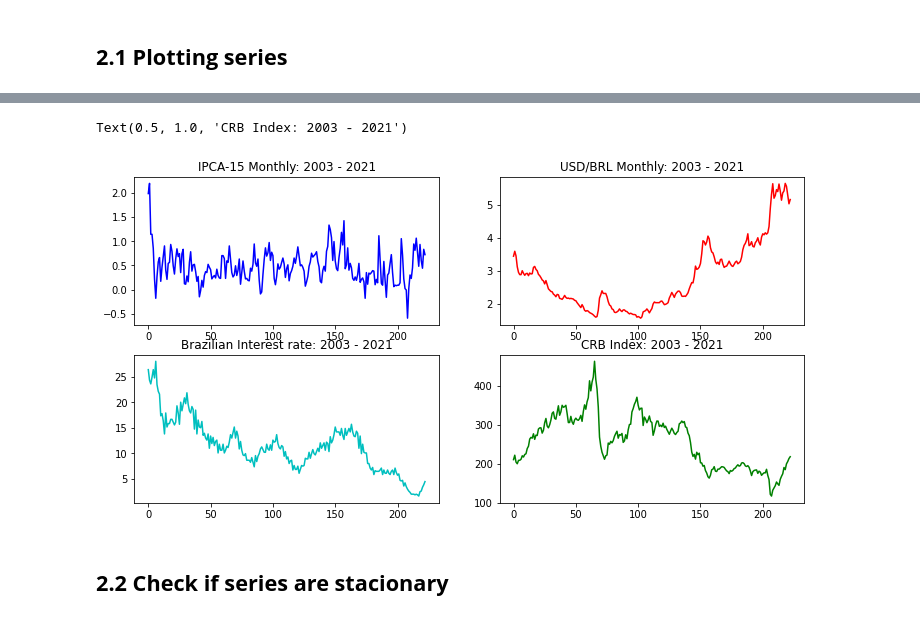
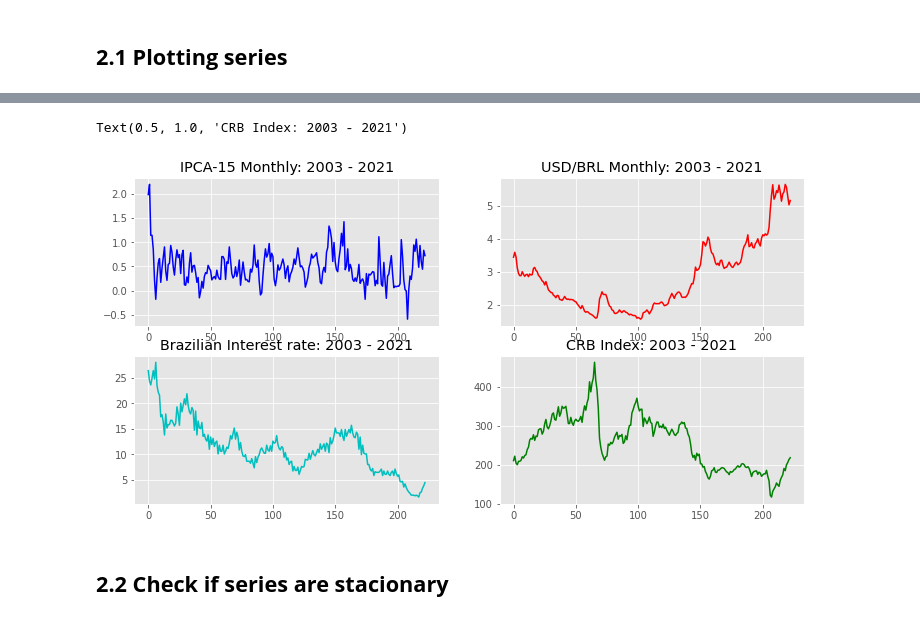
Before and after one commit to joaovictordesouzaduarte/var_model, a Jupyter notebook: notebook/var_forecasting.ipynb, the cells around one changed output, grey strips where cells are left out. Saved outputs shown, nothing was run; the diff lists cells and outputs as text; code cells hidden in the pictures.

```diff
--- a/notebook/var_forecasting.ipynb
+++ b/notebook/var_forecasting.ipynb
@@ -148,23 +141,24 @@ Name: Close, dtype: float64
 # %%
+plt.style.use('ggplot')
 plt.figure(figsize=(12,6))
 plt.subplot(2, 2, 1)
 plt.plot(df2['cpi'], color = 'b')
 plt.title('IPCA-15 Monthly: 2003 - 2021')
 
 plt.subplot(2, 2, 2)
 plt.plot(df2['exchange_rate'], color = 'r')
 plt.title('USD/BRL Monthly: 2003 - 2021')
 
 plt.subplot(2, 2, 3)
 plt.plot(df2['interest_rate'], color = 'c')
 plt.title('Brazilian Interest rate: 2003 - 2021')
 
 plt.subplot(2, 2, 4)
 plt.plot(df2['crb_index'], color = 'g')
 plt.title('CRB Index: 2003 - 2021')
 # %% [output]
 Text(0.5, 1.0, 'CRB Index: 2003 - 2021')
-[figure, old version]
+[figure, new version]
 # %% [markdown]
 ## **2.2 Check if series are stacionary**
 # %% [markdown]
```
Also changed, not shown: parts of 2 cells of this notebook.
